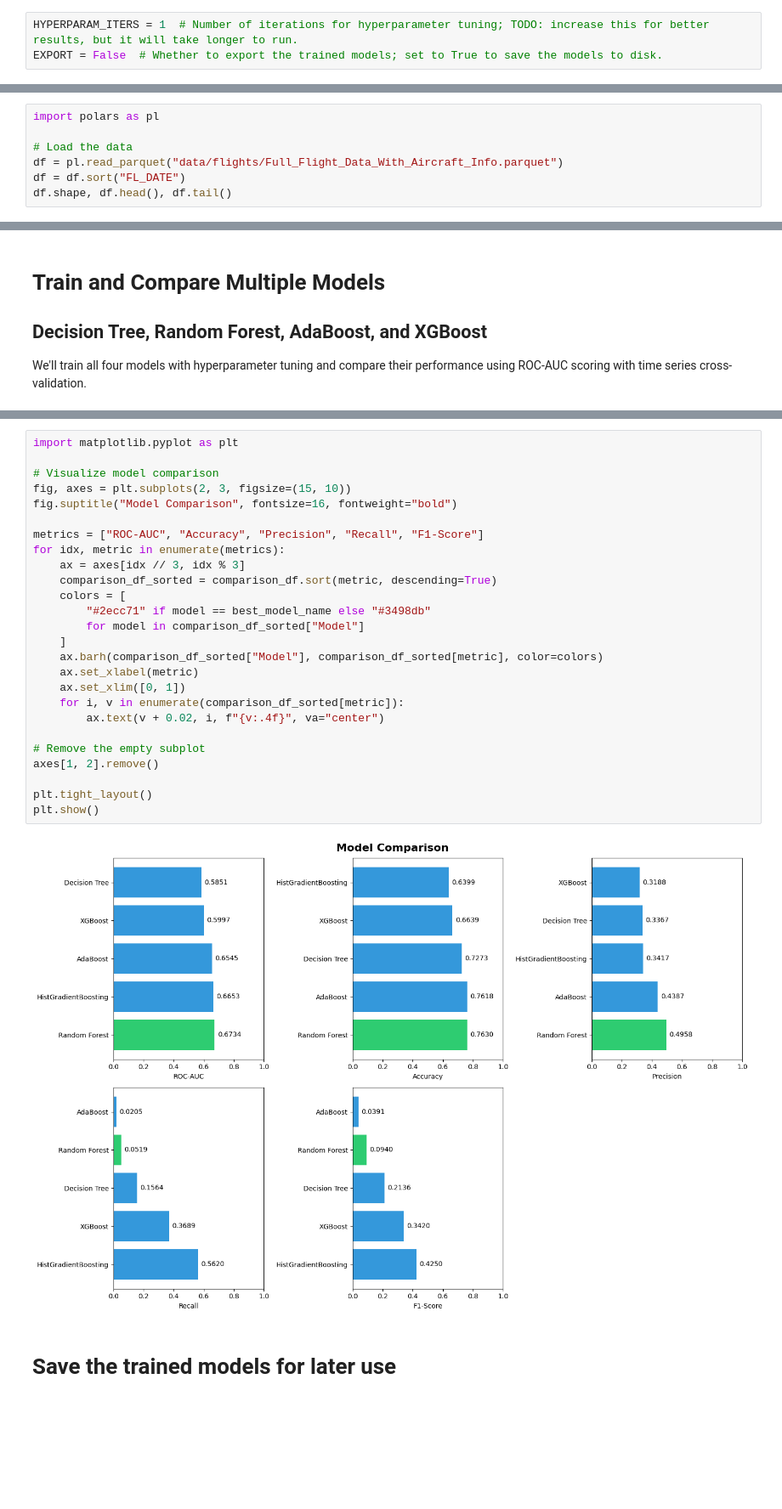
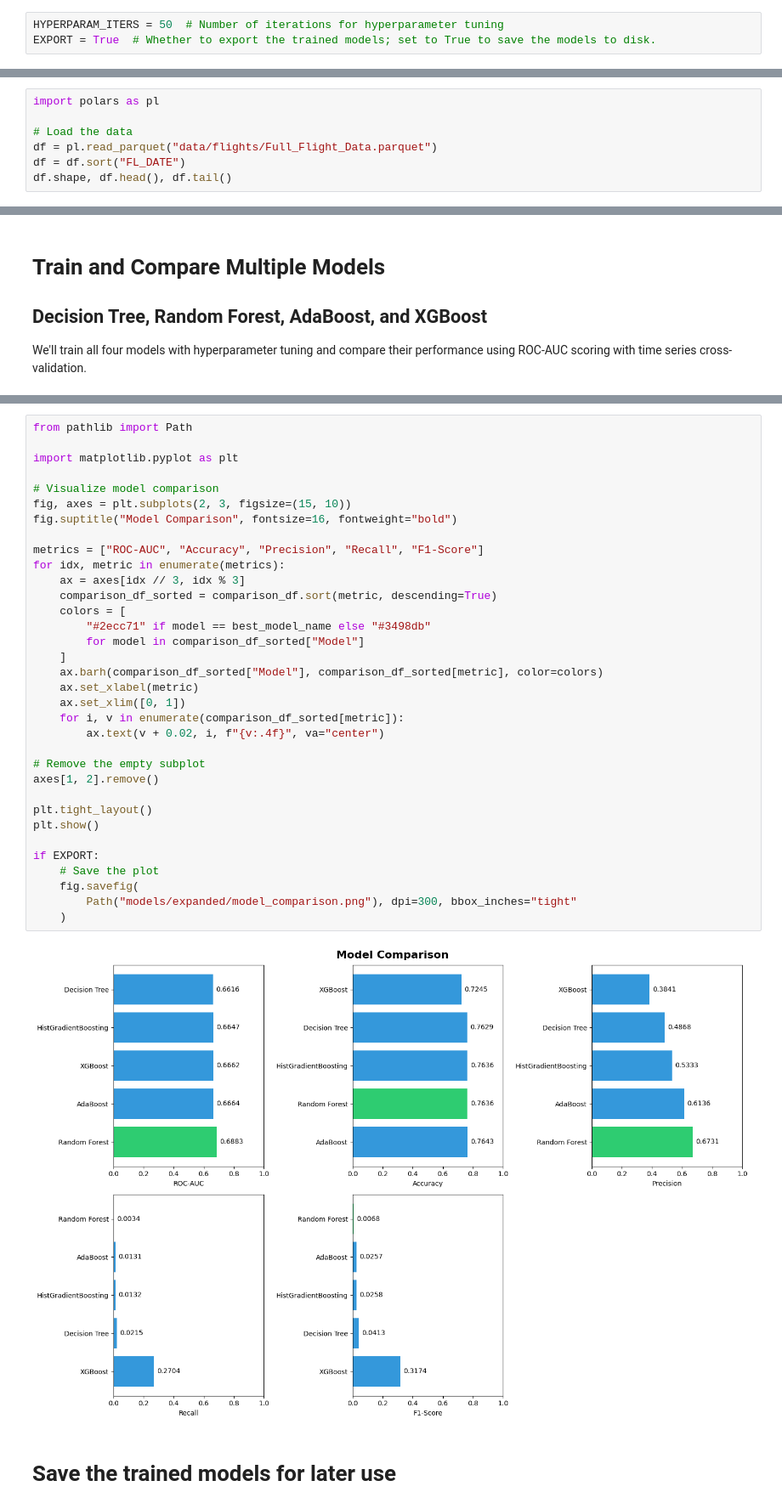
Before and after one commit to GW-ML-Flight/Flight-Delay, a Jupyter notebook: model-classifier.ipynb, the cells around one changed output, grey strips where cells are left out. Shown at 85% size. Cells and saved outputs as stored; diff of their text form; blank space fills up the shorter version.

Commit message:
report publish, final models (except prelim)

```diff
--- a/model-classifier.ipynb
+++ b/model-classifier.ipynb
@@ -1,6 +1,6 @@
 # %%
-HYPERPARAM_ITERS = 1  # Number of iterations for hyperparameter tuning; TODO: increase this for better results, but it will take longer to run.
-EXPORT = False  # Whether to export the trained models; set to True to save the models to disk.
+HYPERPARAM_ITERS = 50  # Number of iterations for hyperparameter tuning
+EXPORT = True  # Whether to export the trained models; set to True to save the models to disk.
 # %% [markdown]
 # Data Preprocessing
 
@@ -9,7 +9,7 @@ While we did a lot of data cleaning and preprocessing in other notebooks (see no
 import polars as pl
 
 # Load the data
-df = pl.read_parquet("data/flights/Full_Flight_Data_With_Aircraft_Info.parquet")
+df = pl.read_parquet("data/flights/Full_Flight_Data.parquet")
 df = df.sort("FL_DATE")
 df.shape, df.head(), df.tail()
 # %% [output]
@@ -758,31 +775,39 @@ shape: (20, 3)
 # %%
+from pathlib import Path
+
 import matplotlib.pyplot as plt
 
 # Visualize model comparison
 fig, axes = plt.subplots(2, 3, figsize=(15, 10))
 fig.suptitle("Model Comparison", fontsize=16, fontweight="bold")
 
 metrics = ["ROC-AUC", "Accuracy", "Precision", "Recall", "F1-Score"]
 for idx, metric in enumerate(metrics):
     ax = axes[idx // 3, idx % 3]
     comparison_df_sorted = comparison_df.sort(metric, descending=True)
     colors = [
         "#2ecc71" if model == best_model_name else "#3498db"
         for model in comparison_df_sorted["Model"]
     ]
     ax.barh(comparison_df_sorted["Model"], comparison_df_sorted[metric], color=colors)
     ax.set_xlabel(metric)
     ax.set_xlim([0, 1])
     for i, v in enumerate(comparison_df_sorted[metric]):
         ax.text(v + 0.02, i, f"{v:.4f}", va="center")
 
 # Remove the empty subplot
 axes[1, 2].remove()
 
 plt.tight_layout()
 plt.show()
+
+if EXPORT:
+    # Save the plot
+    fig.savefig(
+        Path("models/expanded/model_comparison.png"), dpi=300, bbox_inches="tight"
+    )
 # %% [output]
-[figure, old version]
+[figure, new version]
 # %% [markdown]
 # Save the trained models for later use
 # %%
```
Also changed, not shown: parts of 4 cells of this notebook, 8 other files.
